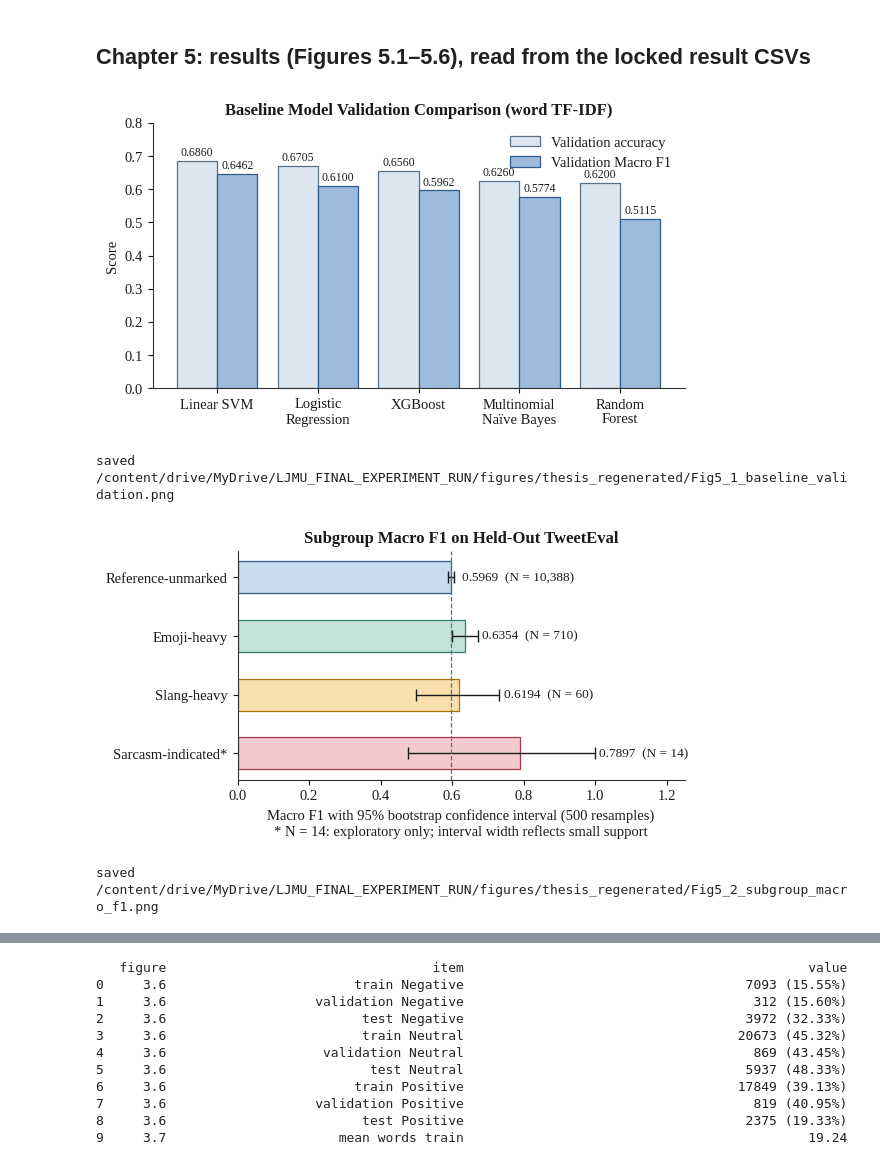
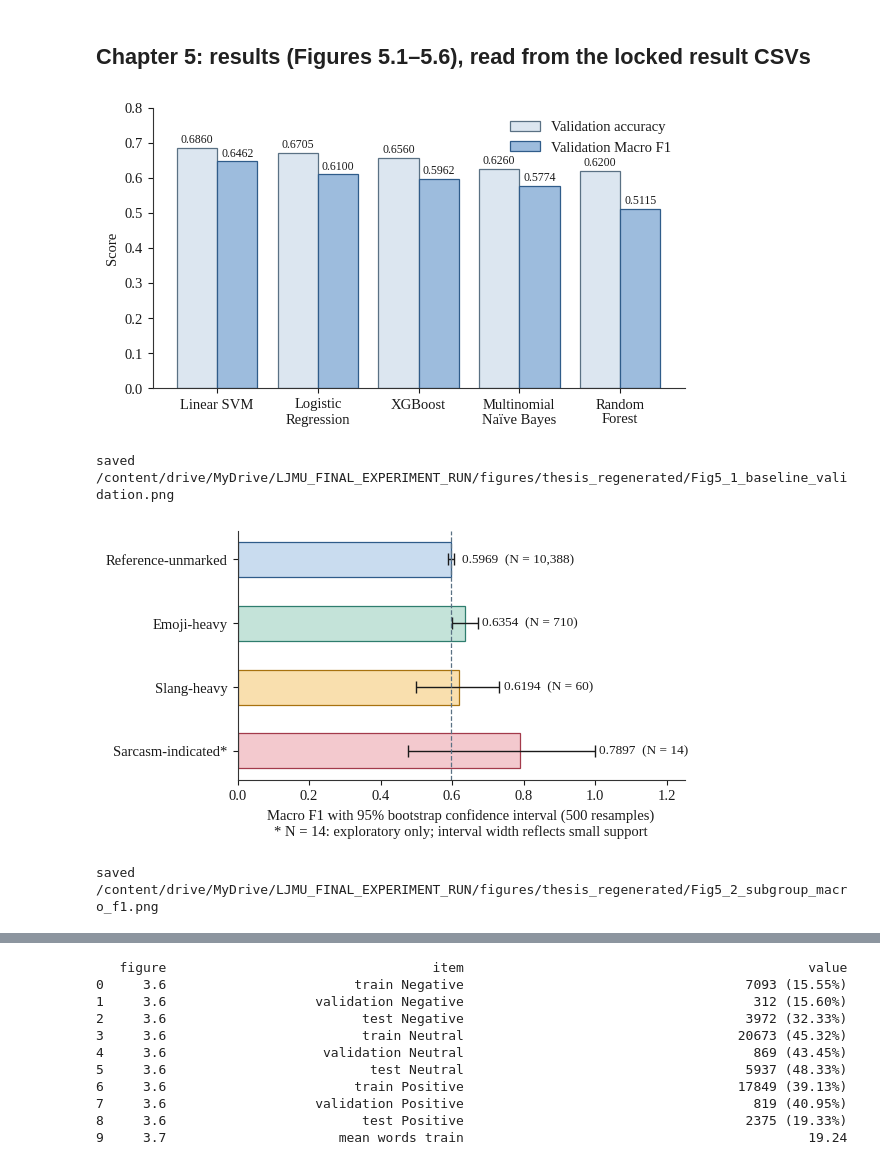
Before and after one commit to abtGIT/ethical-risk-assessment-sentiment-analysis-models-social-media-monitoring-bias-inclusivity, a Jupyter notebook: Implementation/FIGURES_Regenerate.ipynb, the cells around one changed output, grey strips where cells are left out. Saved outputs shown, nothing was run; the diff lists cells and outputs as text; code cells hidden in the pictures.

Commit message:
Sync executed FIGURES_Regenerate notebook with approved chart styles and preserve legend guard

```diff
--- a/Implementation/FIGURES_Regenerate.ipynb
+++ b/Implementation/FIGURES_Regenerate.ipynb
@@ -176,27 +190,27 @@ for off, col, sty, lab_ in ((-0.2, 'Accuracy', TWO[0], 'Validation accuracy'), (
     for bb, v in zip(bars, b[col]): ax.text(bb.get_x() + bb.get_width() / 2, v + 0.006, f'{v:.4f}', ha='center', va='bottom', fontsize=8.5)
 for _, r in b.iterrows(): log('5.1', r.Model, f"acc {r.Accuracy:.6f} / macroF1 {r['Macro F1']:.6f}")
 ax.set_xticks(x); ax.set_xticklabels([disp(m) for m in b.Model]); ax.set_ylim(0, 0.8); ax.set_ylabel('Score'); ax.legend(loc='upper right')
-ax.set_title('Baseline Model Validation Comparison (word TF-IDF)'); save(fig, 'Fig5_1_baseline_validation.png', 1830, 1065)
+save(fig, 'Fig5_1_baseline_validation.png', 1830, 1065)
 # %% [output]
-[figure, old version]
+[figure, new version]
 saved /content/drive/MyDrive/LJMU_FINAL_EXPERIMENT_RUN/figures/thesis_regenerated/Fig5_1_baseline_validation.png
 # %%
 # Figure 5.2 subgroup Macro F1 with bootstrap intervals
 p = pd.read_csv(need(RES/'F05_RQ1_subgroup_performance.csv')).set_index('Subgroup')
 order = ['reference-unmarked', 'emoji-heavy', 'slang-heavy', 'sarcasm-indicated']; p = p.loc[order]
 fig, ax = plt.subplots(); y = np.arange(len(p))[::-1]
 for yy, (g, r) in zip(y, p.iterrows()):
     ax.barh(yy, r['Macro F1'], 0.55, color=GRP[g][0], edgecolor=GRP[g][1], linewidth=0.9)
     ax.errorbar(r['Macro F1'], yy, xerr=[[r['Macro F1'] - r['Macro F1 CI Low']], [r['Macro F1 CI High'] - r['Macro F1']]], fmt='none', ecolor='#1a1a1a', capsize=4, linewidth=1)
     xt = r['Macro F1'] + 0.03 if g == 'reference-unmarked' else r['Macro F1 CI High'] + 0.012
     ax.text(xt, yy, f"{r['Macro F1']:.4f}  (N = {int(r.N):,})", va='center', fontsize=9.5)
     log('5.2', g, f"{r['Macro F1']:.6f} [{r['Macro F1 CI Low']:.6f}, {r['Macro F1 CI High']:.6f}] N={int(r.N)}")
 ax.axvline(p.loc['reference-unmarked', 'Macro F1'], color='#5A7184', linestyle='--', linewidth=0.9)
 ax.set_yticks(y); ax.set_yticklabels([g.capitalize() + ('*' if g.startswith('sarc') else '') for g in order]); ax.set_xlim(0, 1.25)
 ax.set_xlabel('Macro F1 with 95% bootstrap confidence interval (500 resamples)\n* N = 14: exploratory only; interval width reflects small support')
-ax.set_title('Subgroup Macro F1 on Held-Out TweetEval'); save(fig, 'Fig5_2_subgroup_macro_f1.png', 1830, 1017)
+save(fig, 'Fig5_2_subgroup_macro_f1.png', 1830, 1017)
 # %% [output]
-[figure, old version]
+[figure, new version]
 saved /content/drive/MyDrive/LJMU_FINAL_EXPERIMENT_RUN/figures/thesis_regenerated/Fig5_2_subgroup_macro_f1.png
 # %%
 # Figure 5.3 CPD by model and subgroup (labels rounded once, from full-precision values)
```
Also changed, not shown: parts of 8 cells of this notebook.
